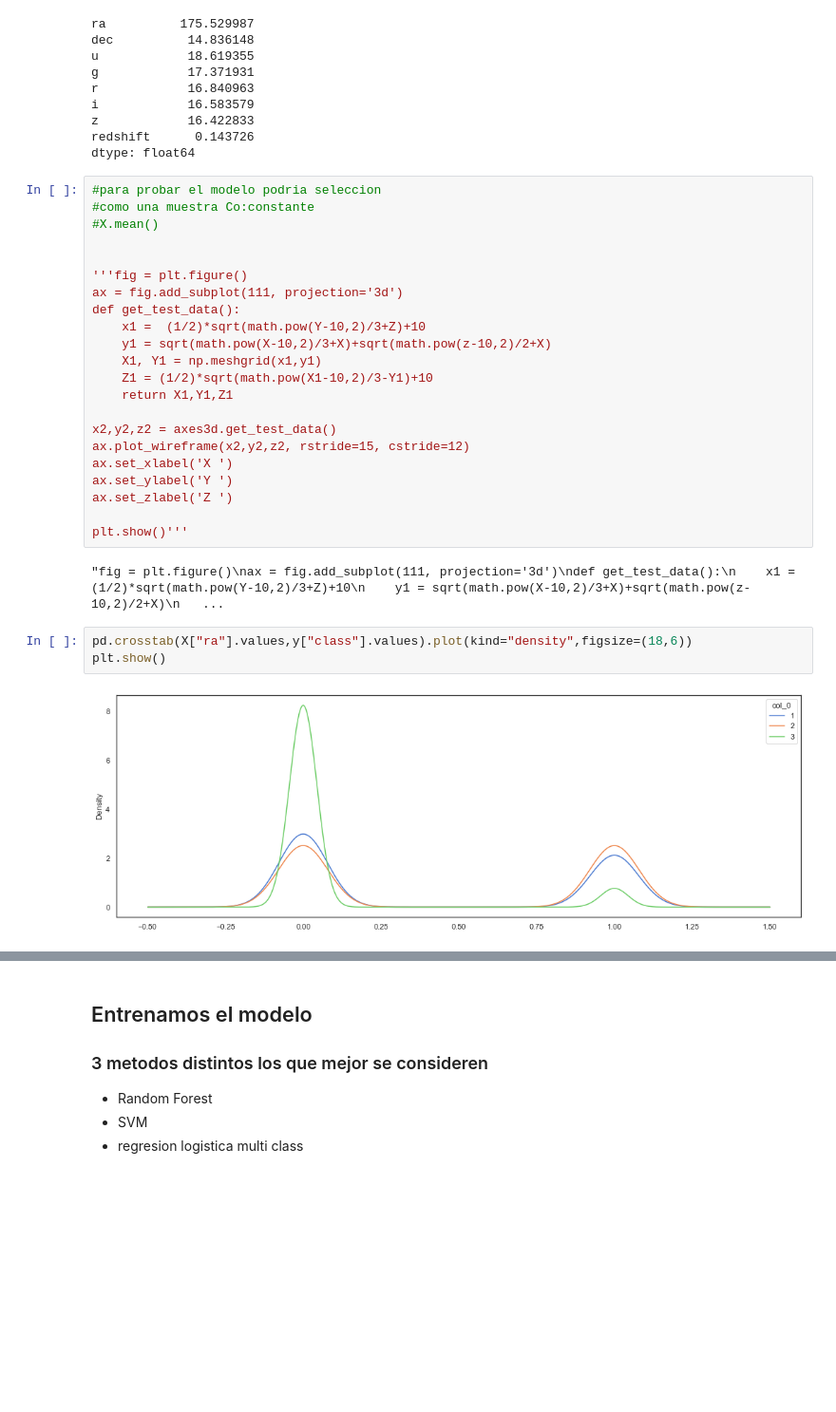
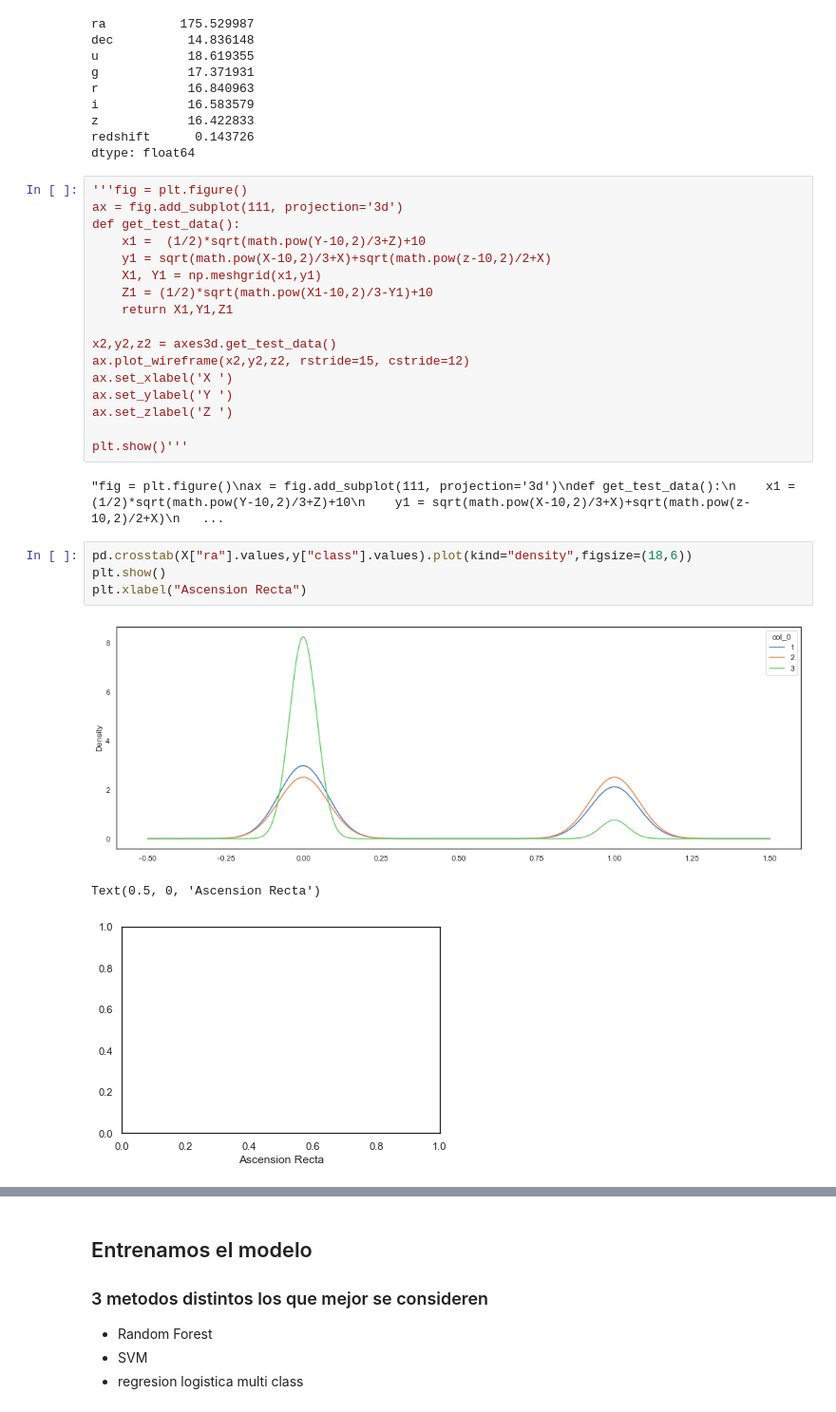
Before and after one commit to HeinzSch/Machine-Learning-Homework, a Jupyter notebook: Homework Astronomic.ipynb, the cells around one changed output, grey strips where cells are left out. Shown at 95% size. Cells and saved outputs as stored; diff of their text form; blank space fills up the shorter version.

```diff
--- a/Homework Astronomic.ipynb
+++ b/Homework Astronomic.ipynb
@@ -150,11 +176,6 @@ z            16.422833
 redshift      0.143726
 dtype: float64
 # %%
-#para probar el modelo podria seleccion
-#como una muestra Co:constante
-#X.mean()
-
-
 '''fig = plt.figure()
 ax = fig.add_subplot(111, projection='3d')
 def get_test_data():
@@ -176,7 +197,10 @@ plt.show()'''
 # %%
 pd.crosstab(X["ra"].values,y["class"].values).plot(kind="density",figsize=(18,6))
 plt.show()
+plt.xlabel("Ascension Recta")
 # %% [output]
 [figure]
+Text(0.5, 0, 'Ascension Recta')
+[figure, added]
 # %%
 data.plot(kind="scatter", x="ra", y = "dec")
```
Also changed, not shown: parts of 42 cells of this notebook, 3 other files.
